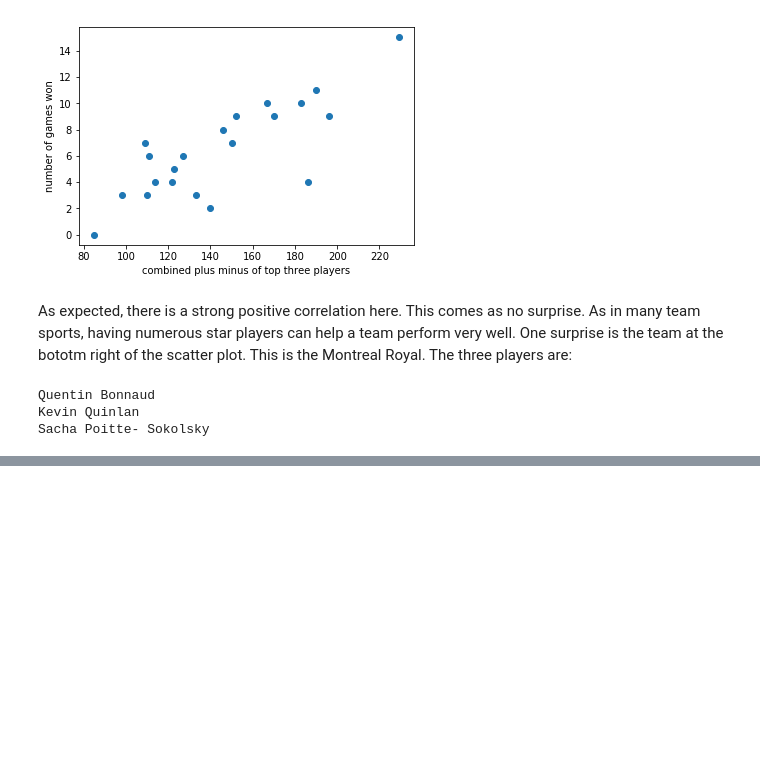
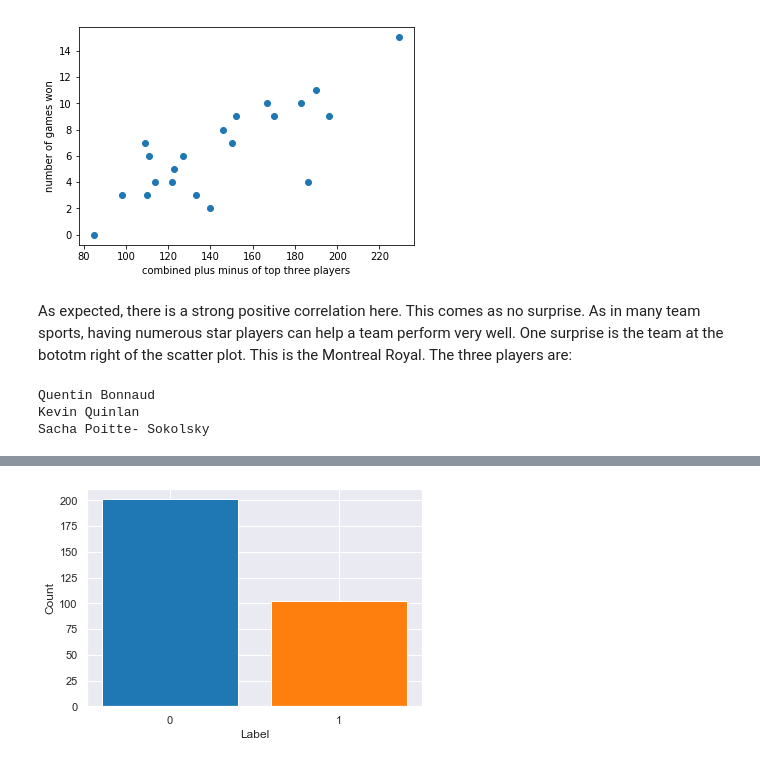
Before and after one commit to Samcfuchs/2950, a Jupyter notebook: notebooks/main.ipynb, the cells around one changed output, grey strips where cells are left out. Cells and saved outputs as stored; diff of their text form; code cells hidden in the pictures; blank space fills up the shorter version.

```diff
--- a/notebooks/main.ipynb
+++ b/notebooks/main.ipynb
@@ -328,0 +415,6 @@ Althoug they have the 4th highest combined plus minus, the royal only won 4 game
+# %%
+K = 2
+
+model = KMeans(K)
+model.fit(pg_norm_data)
+labels = model.predict(pg_norm_data)
@@ -328,0 +423,11 @@ Althoug they have the 4th highest combined plus minus, the royal only won 4 game
+# %%
+label_names, counts = np.unique(labels,return_counts=True)
+
+colors = ['tab:blue', 'tab:orange', 'tab:green', 'tab:purple']
+plt.bar(label_names, counts, color=colors)
+plt.xticks(label_names)
+plt.xlabel("Label")
+plt.ylabel("Count")
+plt.show()
+# %% [output]
+[figure, added]
```
Also changed, not shown: parts of 20 cells of this notebook.
